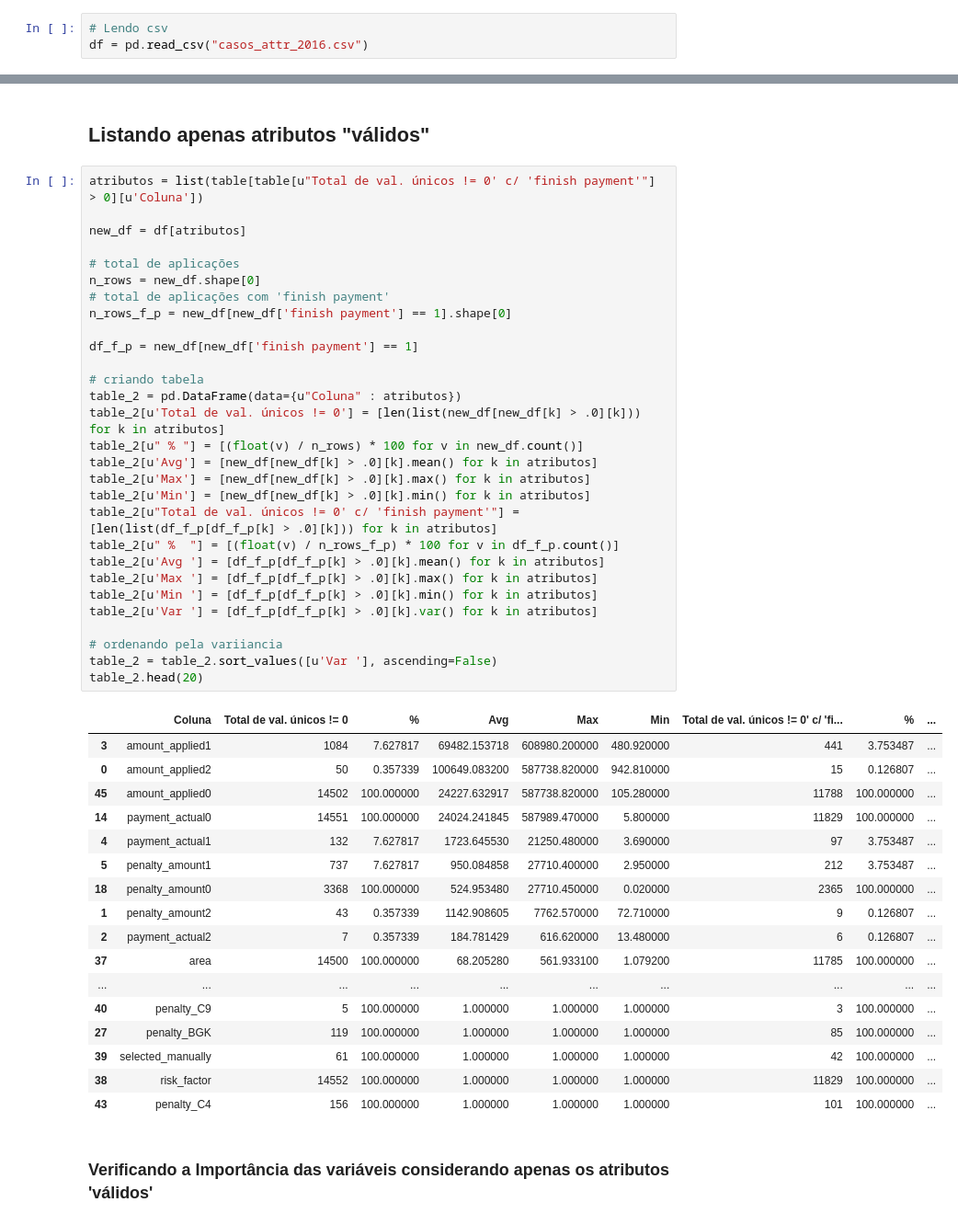
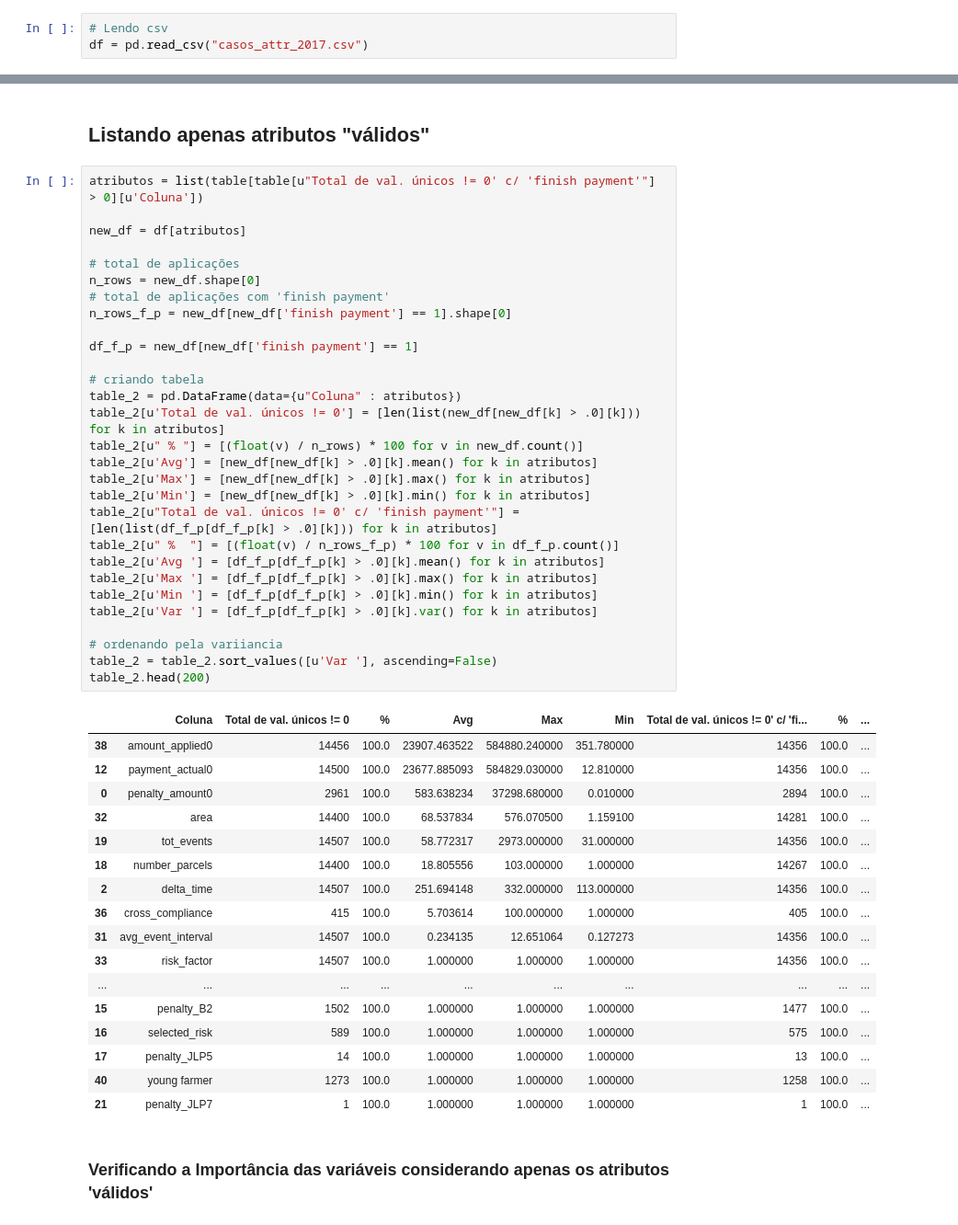
Before and after one commit to fernandus16/bpi-challenge, a Jupyter notebook: Distribuicao Atributos 2017.ipynb, the cells around one changed output, grey strips where cells are left out. Shown at 92% size. Drawn from its saved outputs; the diff is of its cells as text.

```diff
--- a/Distribuicao Atributos 2017.ipynb
+++ b/Distribuicao Atributos 2017.ipynb
@@ -8,7 +8,7 @@ from sklearn.model_selection import train_test_split
 ### Lendo CSV
 # %%
 # Lendo csv
-df = pd.read_csv("casos_attr_2016.csv")
+df = pd.read_csv("casos_attr_2017.csv")
 # %%
 # convertando booleanos para inteiros
 bool_columns = [u'penalty_AGP', u'penalty_BGK', u'penalty_AVJLP', u'penalty_BGP',
@@ -109,50 +110,50 @@ table_01
 # %%
 atributos = list(table[table[u"Total de val. únicos != 0' c/ 'finish payment'"] > 0][u'Coluna'])
 
 new_df = df[atributos]
 
 # total de aplicações
 n_rows = new_df.shape[0]
 # total de aplicações com 'finish payment'
 n_rows_f_p = new_df[new_df['finish payment'] == 1].shape[0]
 
 df_f_p = new_df[new_df['finish payment'] == 1]
 
 # criando tabela
 table_2 = pd.DataFrame(data={u"Coluna" : atributos})
 table_2[u'Total de val. únicos != 0'] = [len(list(new_df[new_df[k] > .0][k])) for k in atributos]
 table_2[u" % "] = [(float(v) / n_rows) * 100 for v in new_df.count()]
 table_2[u'Avg'] = [new_df[new_df[k] > .0][k].mean() for k in atributos]
 table_2[u'Max'] = [new_df[new_df[k] > .0][k].max() for k in atributos]
 table_2[u'Min'] = [new_df[new_df[k] > .0][k].min() for k in atributos]
 table_2[u"Total de val. únicos != 0' c/ 'finish payment'"] = [len(list(df_f_p[df_f_p[k] > .0][k])) for k in atributos]
 table_2[u" %  "] = [(float(v) / n_rows_f_p) * 100 for v in df_f_p.count()]
 table_2[u'Avg '] = [df_f_p[df_f_p[k] > .0][k].mean() for k in atributos]
 table_2[u'Max '] = [df_f_p[df_f_p[k] > .0][k].max() for k in atributos]
 table_2[u'Min '] = [df_f_p[df_f_p[k] > .0][k].min() for k in atributos]
 table_2[u'Var '] = [df_f_p[df_f_p[k] > .0][k].var() for k in atributos]
 
 # ordenando pela variiancia
 table_2 = table_2.sort_values([u'Var '], ascending=False)
-table_2.head(20)
+table_2.head(200)
 # %% [output]
 |  | Coluna | Total de val. únicos != 0 | % | Avg | Max | Min | Total de val. únicos != 0' c/ 'fi... | % | ... |
-| 3 | amount_applied1 | 1084 | 7.627817 | 69482.153718 | 608980.200000 | 480.920000 | 441 | 3.753487 | ... |
-| 0 | amount_applied2 | 50 | 0.357339 | 100649.083200 | 587738.820000 | 942.810000 | 15 | 0.126807 | ... |
-| 45 | amount_applied0 | 14502 | 100.000000 | 24227.632917 | 587738.820000 | 105.280000 | 11788 | 100.000000 | ... |
-| 14 | payment_actual0 | 14551 | 100.000000 | 24024.241845 | 587989.470000 | 5.800000 | 11829 | 100.000000 | ... |
-| 4 | payment_actual1 | 132 | 7.627817 | 1723.645530 | 21250.480000 | 3.690000 | 97 | 3.753487 | ... |
-| 5 | penalty_amount1 | 737 | 7.627817 | 950.084858 | 27710.400000 | 2.950000 | 212 | 3.753487 | ... |
-| 18 | penalty_amount0 | 3368 | 100.000000 | 524.953480 | 27710.450000 | 0.020000 | 2365 | 100.000000 | ... |
-| 1 | penalty_amount2 | 43 | 0.357339 | 1142.908605 | 7762.570000 | 72.710000 | 9 | 0.126807 | ... |
-| 2 | payment_actual2 | 7 | 0.357339 | 184.781429 | 616.620000 | 13.480000 | 6 | 0.126807 | ... |
-| 37 | area | 14500 | 100.000000 | 68.205280 | 561.933100 | 1.079200 | 11785 | 100.000000 | ... |
+| 38 | amount_applied0 | 14456 | 100.0 | 23907.463522 | 584880.240000 | 351.780000 | 14356 | 100.0 | ... |
+| 12 | payment_actual0 | 14500 | 100.0 | 23677.885093 | 584829.030000 | 12.810000 | 14356 | 100.0 | ... |
+| 0 | penalty_amount0 | 2961 | 100.0 | 583.638234 | 37298.680000 | 0.010000 | 2894 | 100.0 | ... |
+| 32 | area | 14400 | 100.0 | 68.537834 | 576.070500 | 1.159100 | 14281 | 100.0 | ... |
+| 19 | tot_events | 14507 | 100.0 | 58.772317 | 2973.000000 | 31.000000 | 14356 | 100.0 | ... |
+| 18 | number_parcels | 14400 | 100.0 | 18.805556 | 103.000000 | 1.000000 | 14267 | 100.0 | ... |
+| 2 | delta_time | 14507 | 100.0 | 251.694148 | 332.000000 | 113.000000 | 14356 | 100.0 | ... |
+| 36 | cross_compliance | 415 | 100.0 | 5.703614 | 100.000000 | 1.000000 | 405 | 100.0 | ... |
+| 31 | avg_event_interval | 14507 | 100.0 | 0.234135 | 12.651064 | 0.127273 | 14356 | 100.0 | ... |
+| 33 | risk_factor | 14507 | 100.0 | 1.000000 | 1.000000 | 1.000000 | 14356 | 100.0 | ... |
 | ... | ... | ... | ... | ... | ... | ... | ... | ... | ... |
-| 40 | penalty_C9 | 5 | 100.000000 | 1.000000 | 1.000000 | 1.000000 | 3 | 100.000000 | ... |
-| 27 | penalty_BGK | 119 | 100.000000 | 1.000000 | 1.000000 | 1.000000 | 85 | 100.000000 | ... |
-| 39 | selected_manually | 61 | 100.000000 | 1.000000 | 1.000000 | 1.000000 | 42 | 100.000000 | ... |
-| 38 | risk_factor | 14552 | 100.000000 | 1.000000 | 1.000000 | 1.000000 | 11829 | 100.000000 | ... |
-| 43 | penalty_C4 | 156 | 100.000000 | 1.000000 | 1.000000 | 1.000000 | 101 | 100.000000 | ... |
+| 15 | penalty_B2 | 1502 | 100.0 | 1.000000 | 1.000000 | 1.000000 | 1477 | 100.0 | ... |
+| 16 | selected_risk | 589 | 100.0 | 1.000000 | 1.000000 | 1.000000 | 575 | 100.0 | ... |
+| 17 | penalty_JLP5 | 14 | 100.0 | 1.000000 | 1.000000 | 1.000000 | 13 | 100.0 | ... |
+| 40 | young farmer | 1273 | 100.0 | 1.000000 | 1.000000 | 1.000000 | 1258 | 100.0 | ... |
+| 21 | penalty_JLP7 | 1 | 100.0 | 1.000000 | 1.000000 | 1.000000 | 1 | 100.0 | ... |
 # %% [markdown]
 ### Verificando a Importância das variáveis considerando apenas os atributos 'válidos'
 # %%
```
Also changed, not shown: parts of 7 cells of this notebook.
